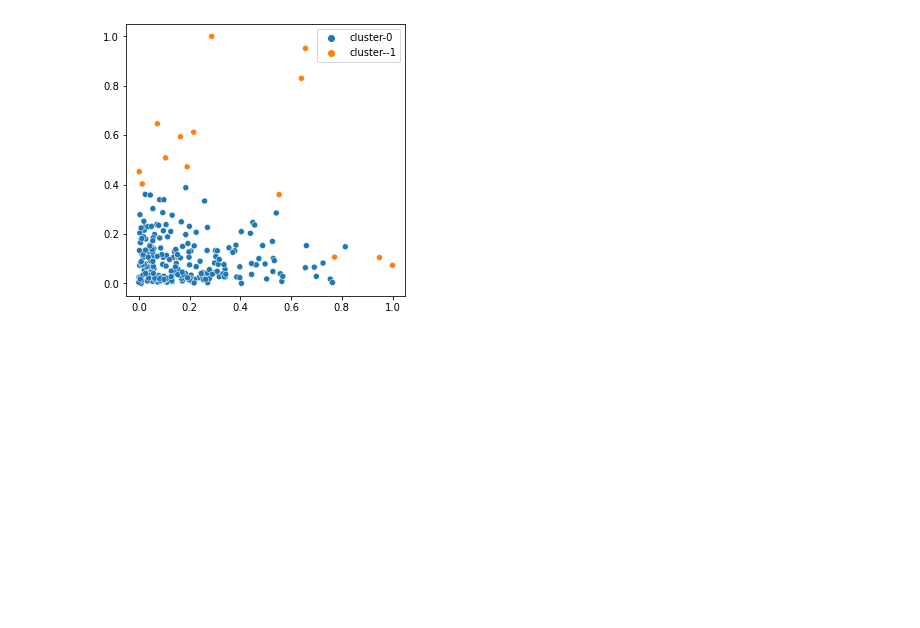
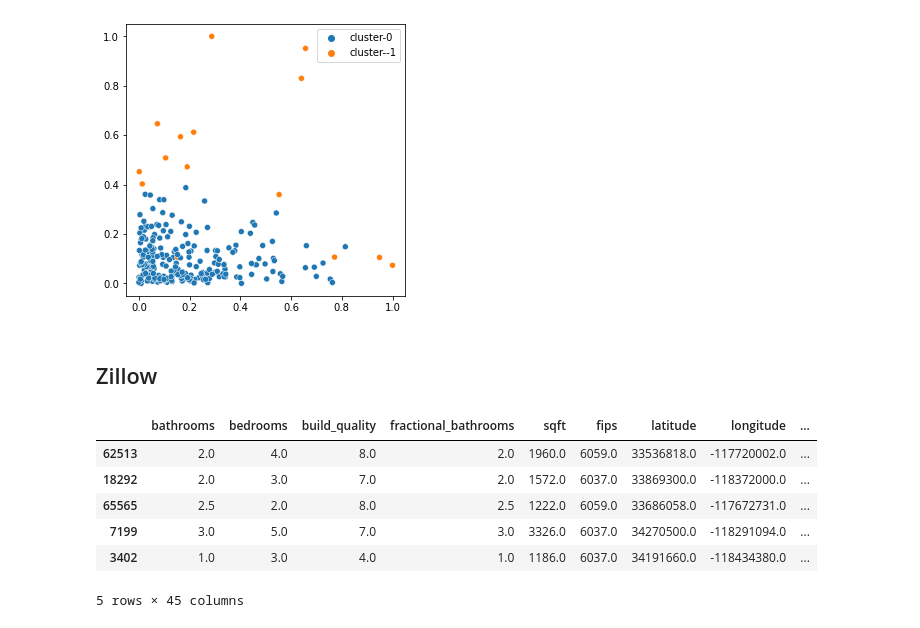
Before and after one commit to david-ryan-alviola/anomaly-detection-exercises, a Jupyter notebook: clustering_anomaly_detection.ipynb, the cells around one changed output. Saved outputs shown, nothing was run; the diff lists cells and outputs as text; code cells hidden in the pictures; blank space fills up the shorter version.

Commit message:
Finished exercise for zillow data

```diff
--- a/clustering_anomaly_detection.ipynb
+++ b/clustering_anomaly_detection.ipynb
@@ -258,3 +258,5 @@ sns.scatterplot(np_array[:,0], np_array[:,1], hue=["cluster-{}".format(x) for x
 # %% [output]
 <AxesSubplot:>
 [figure]
+# %% [markdown]
+## Zillow
@@ -260,0 +265,14 @@ sns.scatterplot(np_array[:,0], np_array[:,1], hue=["cluster-{}".format(x) for x
+# %%
+train, validate, test = wrangle_zillow_data()
+# %%
+zillow_df = train
+# %%
+zillow_df.head()
+# %% [output]
+|  | bathrooms | bedrooms | build_quality | fractional_bathrooms | sqft | fips | latitude | longitude | ... |
+| 62513 | 2.0 | 4.0 | 8.0 | 2.0 | 1960.0 | 6059.0 | 33536818.0 | -117720002.0 | ... |
+| 18292 | 2.0 | 3.0 | 7.0 | 2.0 | 1572.0 | 6037.0 | 33869300.0 | -118372000.0 | ... |
+| 65565 | 2.5 | 2.0 | 8.0 | 2.5 | 1222.0 | 6059.0 | 33686058.0 | -117672731.0 | ... |
+| 7199 | 3.0 | 5.0 | 7.0 | 3.0 | 3326.0 | 6037.0 | 34270500.0 | -118291094.0 | ... |
+| 3402 | 1.0 | 3.0 | 4.0 | 1.0 | 1186.0 | 6037.0 | 34191660.0 | -118434380.0 | ... |
+5 rows × 45 columns
```
Also changed, not shown: parts of 13 cells of this notebook, 5 other files.
